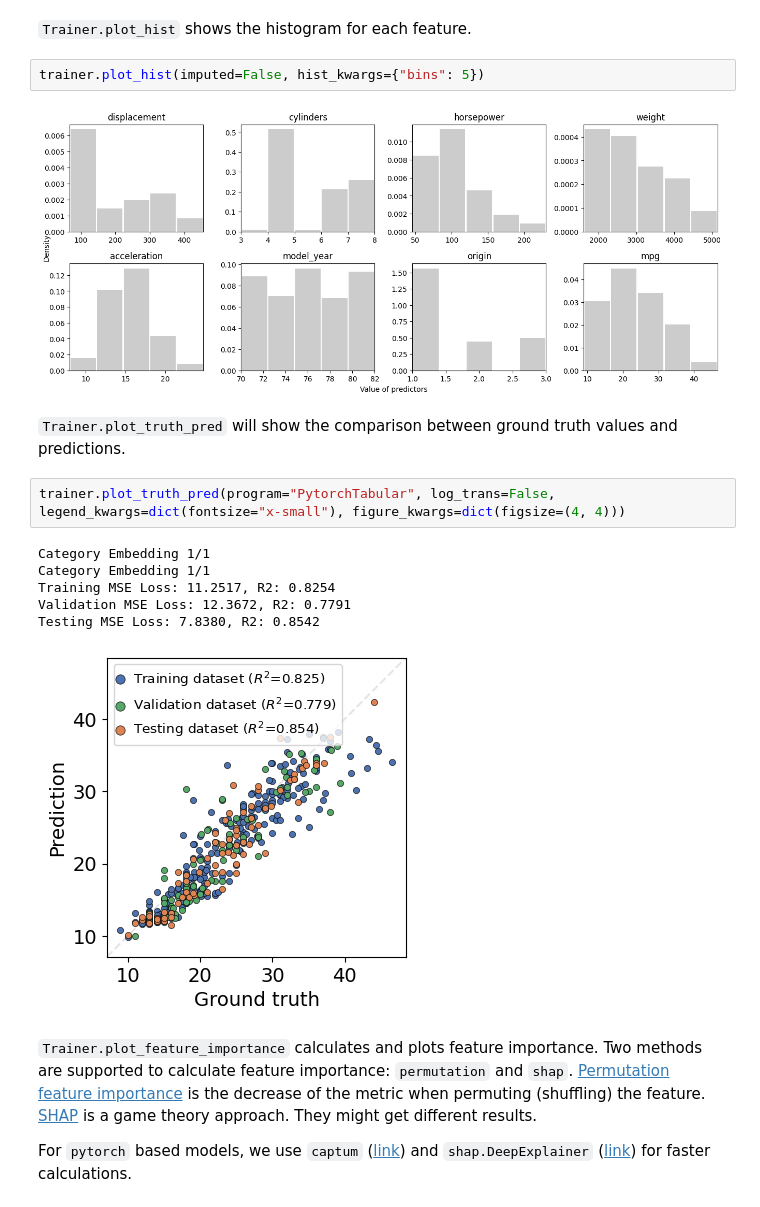
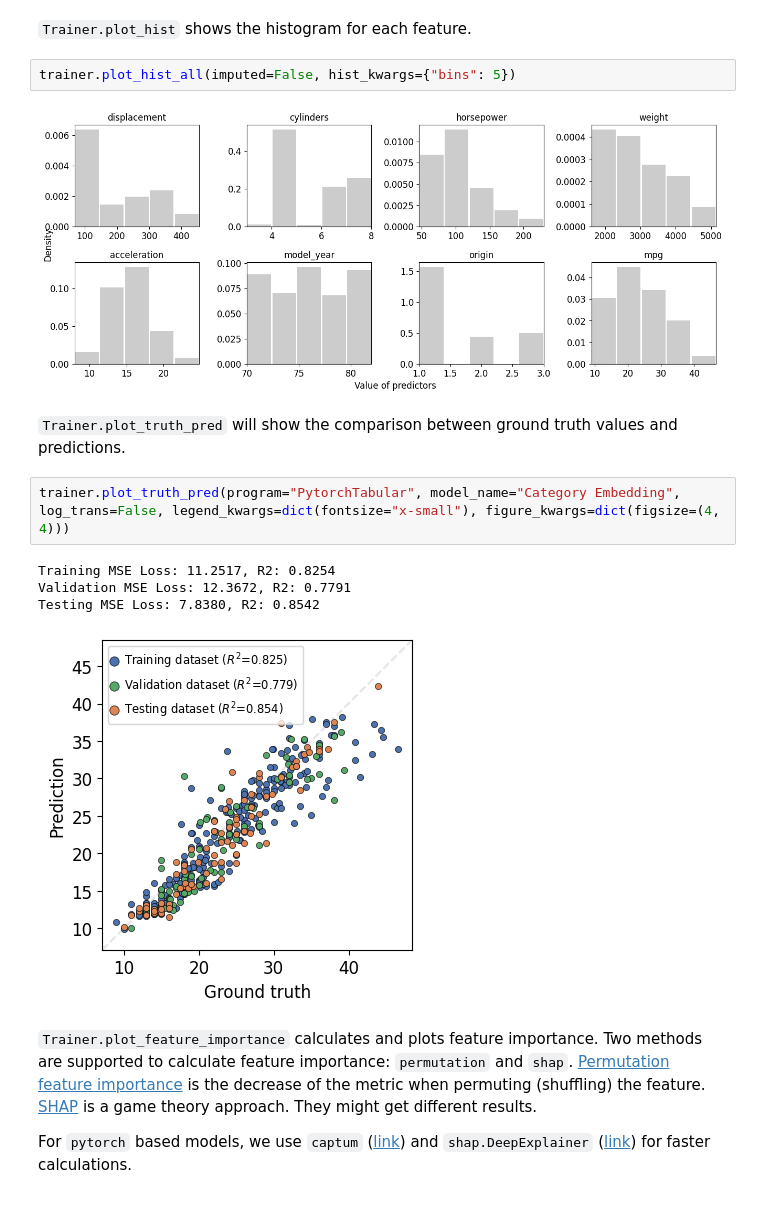
Before and after one commit to Luwen-Zhang/tabular_ensemble, a Jupyter notebook: docs/source/examples/get_started/plotting.ipynb, the cells around one changed output. Drawn from its saved outputs; the diff is of its cells as text.

Commit message:
Refactor plotting.

```diff
--- a/docs/source/examples/get_started/plotting.ipynb
+++ b/docs/source/examples/get_started/plotting.ipynb
@@ -89,20 +89,18 @@ trainer.plot_corr(imputed=True, figure_kwargs=dict(figsize=(5, 5)), imshow_kwarg
 # %% [markdown]
 `Trainer.plot_hist` shows the histogram for each feature.
 # %%
-trainer.plot_hist(imputed=False, hist_kwargs={"bins": 5})
+trainer.plot_hist_all(imputed=False, hist_kwargs={"bins": 5})
 # %% [output]
-[figure, old version]
+[figure, new version]
 # %% [markdown]
 `Trainer.plot_truth_pred` will show the comparison between ground truth values and predictions.
 # %%
-trainer.plot_truth_pred(program="PytorchTabular", log_trans=False, legend_kwargs=dict(fontsize="x-small"), figure_kwargs=dict(figsize=(4, 4)))
+trainer.plot_truth_pred(program="PytorchTabular", model_name="Category Embedding", log_trans=False, legend_kwargs=dict(fontsize="x-small"), figure_kwargs=dict(figsize=(4, 4)))
 # %% [output]
-Category Embedding 1/1
-Category Embedding 1/1
 Training MSE Loss: 11.2517, R2: 0.8254
 Validation MSE Loss: 12.3672, R2: 0.7791
 Testing MSE Loss: 7.8380, R2: 0.8542
-[figure, old version]
+[figure, new version]
 # %% [markdown]
 `Trainer.plot_feature_importance` calculates and plots feature importance. Two methods are supported to calculate feature importance: `permutation` and `shap`. [Permutation feature importance](https://scikit-learn.org/stable/modules/permutation_importance.html#:~:text=The%20permutation%20feature%20importance%20is,model%20depends%20on%20the%20feature.) is the decrease of the metric when permuting (shuffling) the feature. [SHAP](https://github.com/shap/shap) is a game theory approach. They might get different results.
 
```
Also changed, not shown: parts of 6 cells of this notebook, 3 other files.
